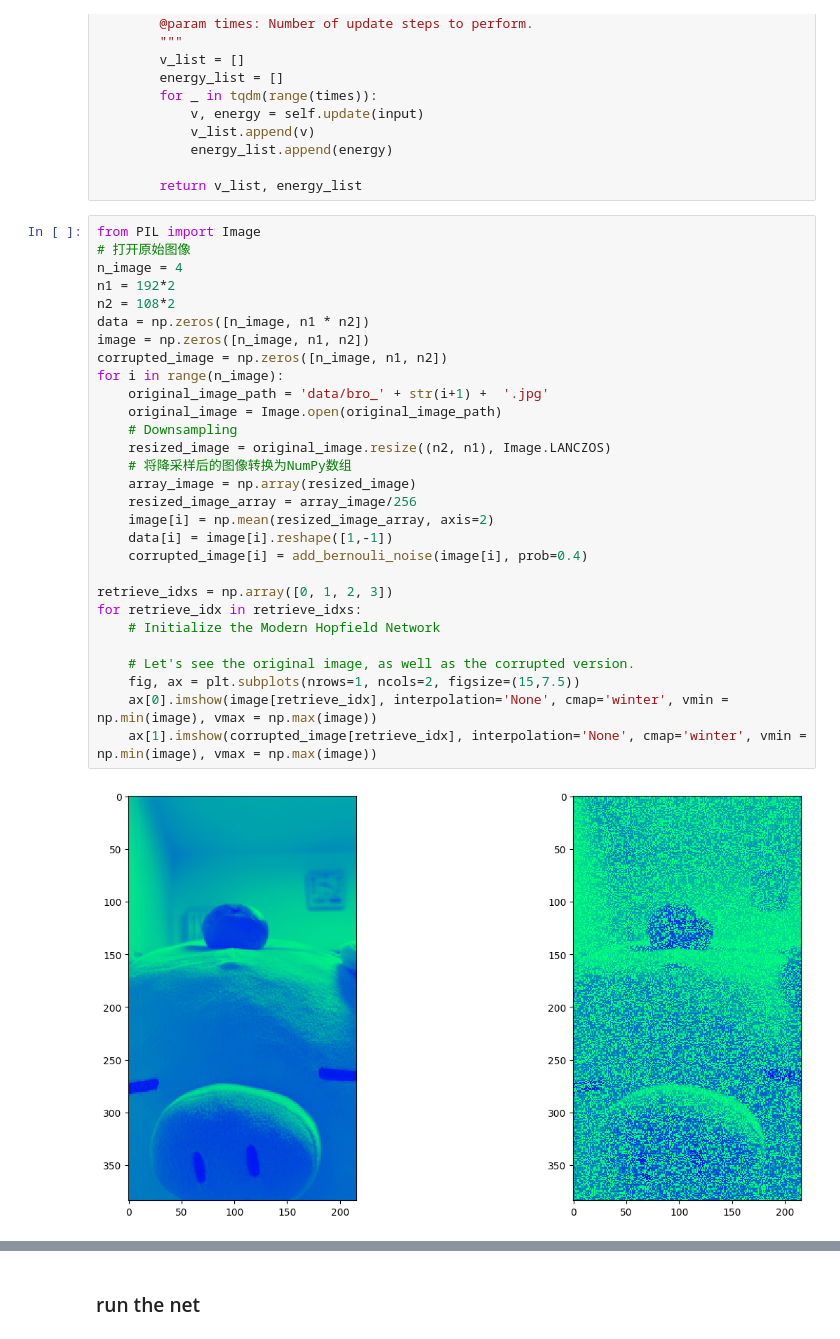
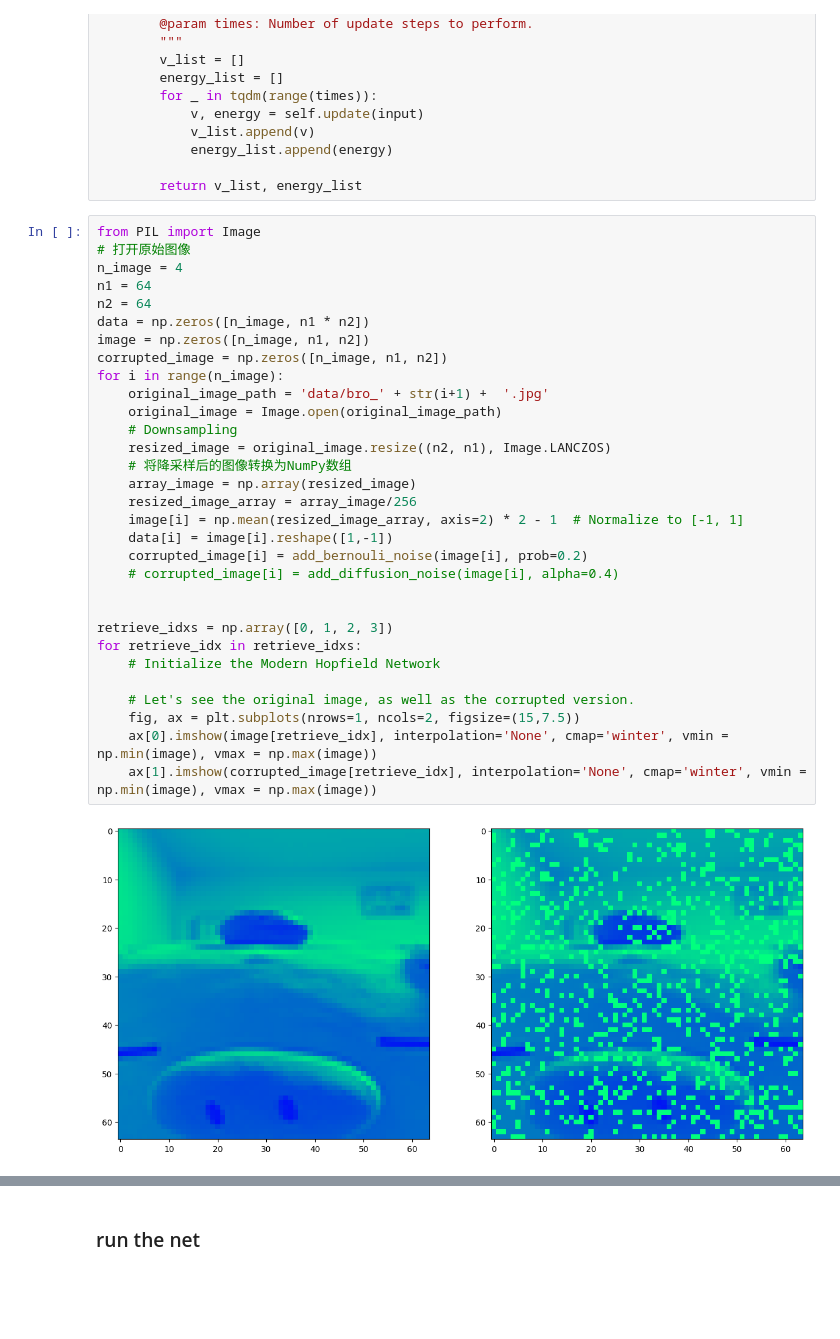
Before and after one commit to Shutian-Liang/Amari-hopfield-network, a Jupyter notebook: attractor.ipynb, the cells around one changed output, grey strips where cells are left out. Drawn from its saved outputs; the diff is of its cells as text; blank space fills up the shorter version.

```diff
--- a/attractor.ipynb
+++ b/attractor.ipynb
@@ -366,31 +376,33 @@ class ModernHopfieldNetwork:
 # %%
 from PIL import Image
 # 打开原始图像
 n_image = 4
-n1 = 192*2
-n2 = 108*2
+n1 = 64
+n2 = 64
 data = np.zeros([n_image, n1 * n2])
 image = np.zeros([n_image, n1, n2])
 corrupted_image = np.zeros([n_image, n1, n2])
 for i in range(n_image):
     original_image_path = 'data/bro_' + str(i+1) +  '.jpg'
     original_image = Image.open(original_image_path)
     # Downsampling
     resized_image = original_image.resize((n2, n1), Image.LANCZOS)
     # 将降采样后的图像转换为NumPy数组
     array_image = np.array(resized_image)
     resized_image_array = array_image/256
-    image[i] = np.mean(resized_image_array, axis=2)
+    image[i] = np.mean(resized_image_array, axis=2) * 2 - 1  # Normalize to [-1, 1]
     data[i] = image[i].reshape([1,-1])
-    corrupted_image[i] = add_bernouli_noise(image[i], prob=0.4)
+    corrupted_image[i] = add_bernouli_noise(image[i], prob=0.2)
+    # corrupted_image[i] = add_diffusion_noise(image[i], alpha=0.4)
+
 
 retrieve_idxs = np.array([0, 1, 2, 3])
 for retrieve_idx in retrieve_idxs:
     # Initialize the Modern Hopfield Network
 
     # Let's see the original image, as well as the corrupted version.
     fig, ax = plt.subplots(nrows=1, ncols=2, figsize=(15,7.5))
     ax[0].imshow(image[retrieve_idx], interpolation='None', cmap='winter', vmin = np.min(image), vmax = np.max(image))
     ax[1].imshow(corrupted_image[retrieve_idx], interpolation='None', cmap='winter', vmin = np.min(image), vmax = np.max(image))
 # %% [output]
-[figure, old version]
+[figure, new version]
```
Also changed, not shown: parts of 22 cells of this notebook, 16 other files.
